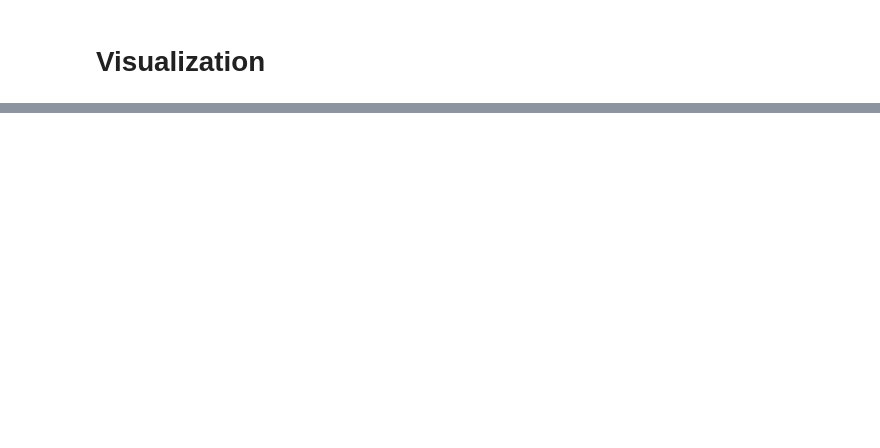
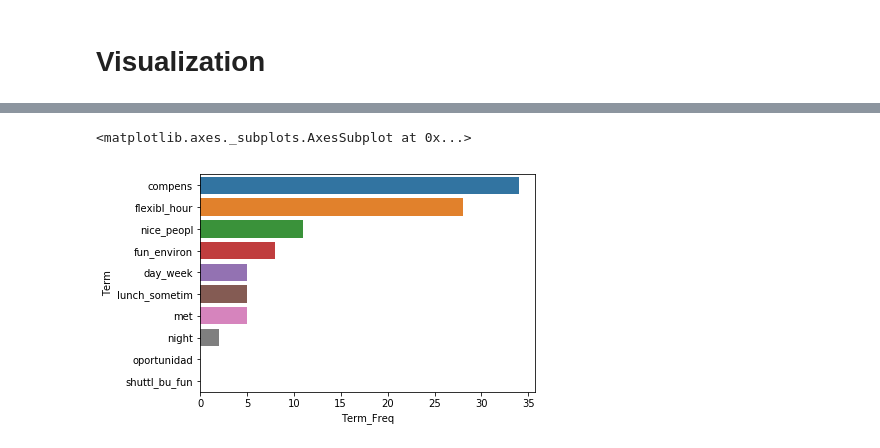
Before and after one commit to bishalsainju/Job-Satisfaction, a Jupyter notebook: analysis/clustering/alpha-beta/topic clustering.ipynb, the cells around one changed output, grey strips where cells are left out. Cells and saved outputs as stored; diff of their text form; code cells hidden in the pictures; blank space fills up the shorter version.

```diff
--- a/analysis/clustering/alpha-beta/topic clustering.ipynb
+++ b/analysis/clustering/alpha-beta/topic clustering.ipynb
@@ -385,0 +296,4 @@ show(plot_lda)
+# %%
+lam = .5
+df_relevance["Relevance"] = lam*df_relevance.Beta + (1-lam)*df_relevance.Beta/df_relevance.Term_Prob
+display(df_relevance.head())
@@ -385,0 +307,12 @@ show(plot_lda)
+# %%
+df5 = df_relevance[df_relevance.Topic == 1]
+relevant_term = df5.sort_values(by="Relevance", ascending=False)[:10]
+# %%
+relevant_term.sort_values(by="Term_Freq", ascending=False, inplace=True)
+# %%
+relevant_term["Term_Freq"] = np.round(relevant_term["Term_Freq"])
+# %%
+sns.barplot(x="Term_Freq", y="Term", data=relevant_term)
+# %% [output]
+<matplotlib.axes._subplots.AxesSubplot at 0x...>
+[figure, added]
```
Also changed, not shown: parts of 55 cells of this notebook, 9 other files.
